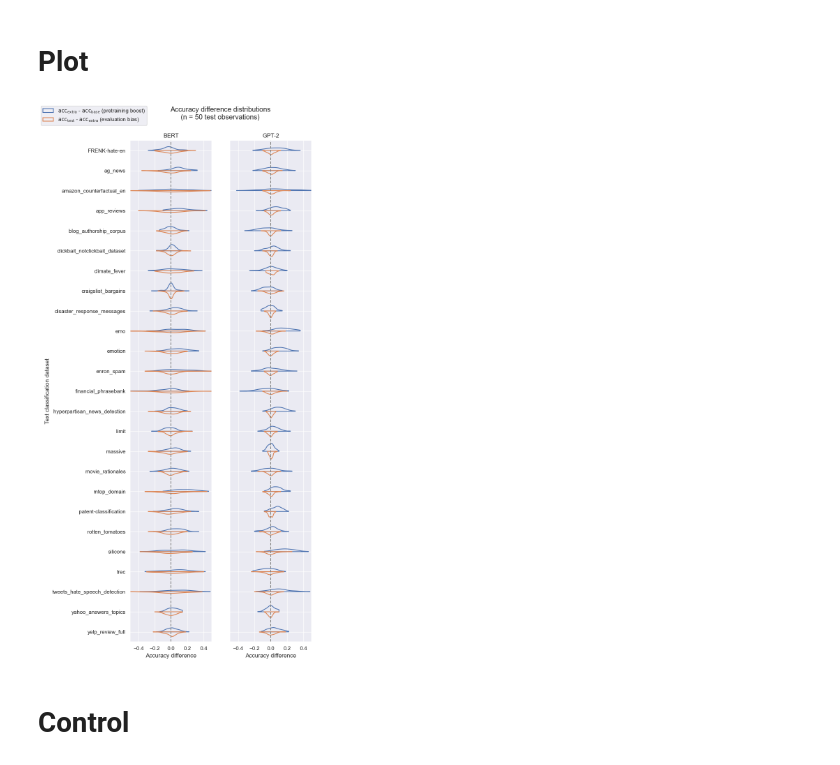
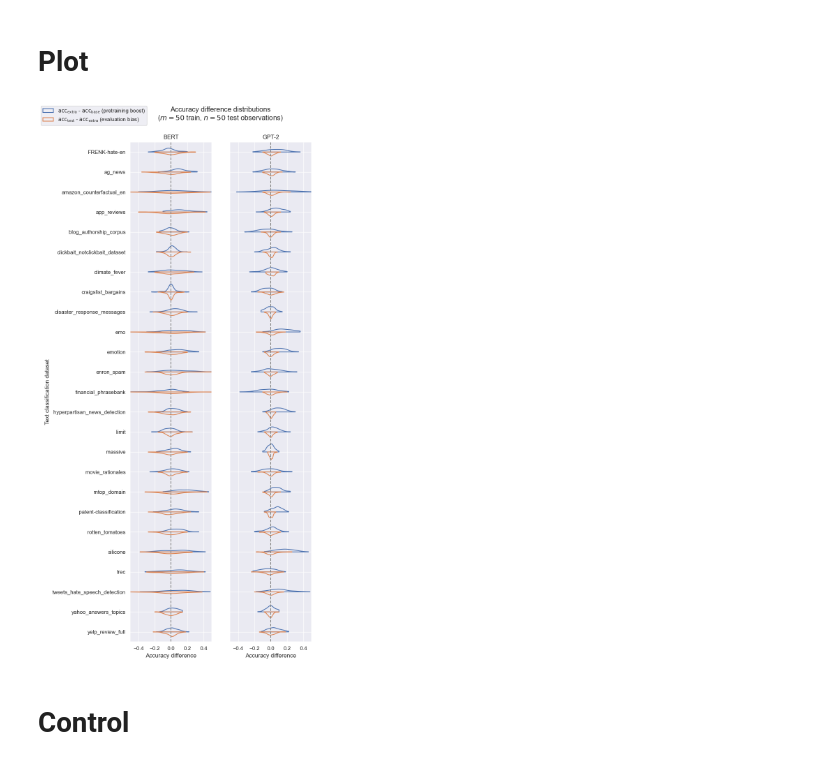
Before and after one commit to kddubey/pretrain-on-test, a Jupyter notebook: analysis/fit_posteriors/m50/main_m50_n50.ipynb, the cells around one changed output. Drawn from its saved outputs; the diff is of its cells as text; code cells hidden in the pictures.

```diff
--- a/analysis/fit_posteriors/m50/main_m50_n50.ipynb
+++ b/analysis/fit_posteriors/m50/main_m50_n50.ipynb
@@ -36,9 +36,9 @@ id_vars = ["num_test", "pair", "lm_type", "dataset"]
 # %% [markdown]
 # Plot
 # %%
-utils.violin_plot_multiple_lms(accuracy_df, num_test)
+utils.violin_plot_multiple_lms(accuracy_df, num_test, num_train)
 # %% [output]
-[figure, old version]
+[figure, new version]
 # %% [markdown]
 # Control
 # %%
```
Also changed, not shown: 9 other files.
